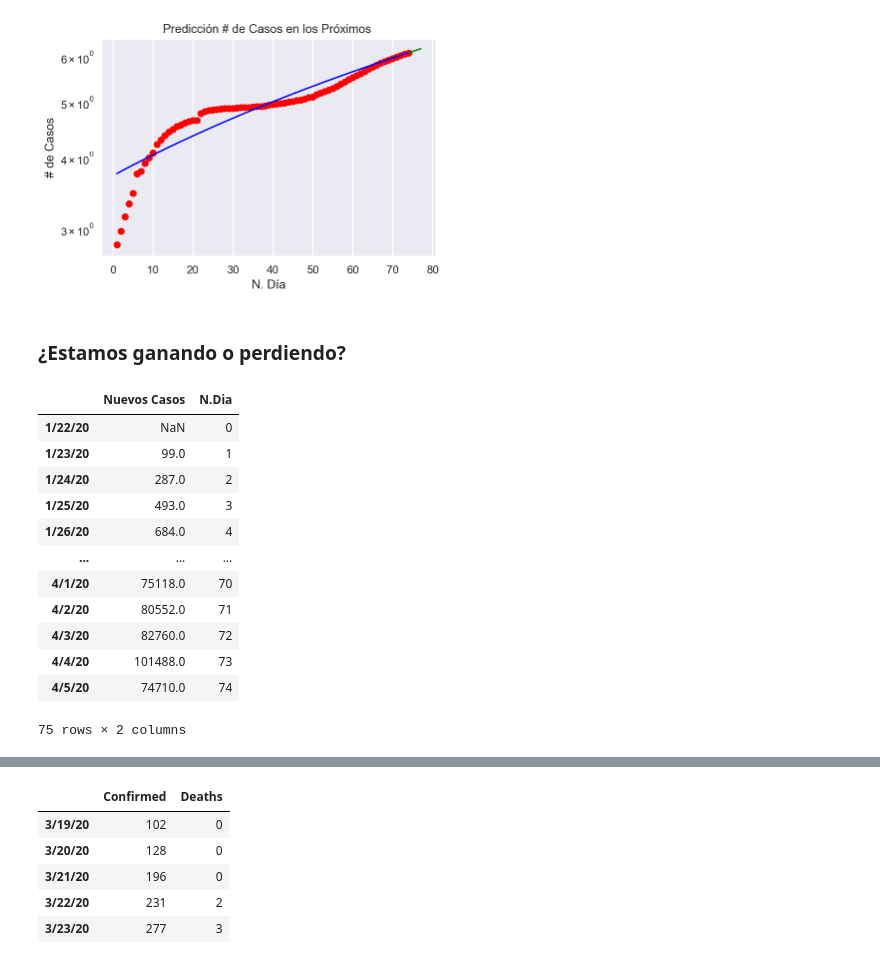
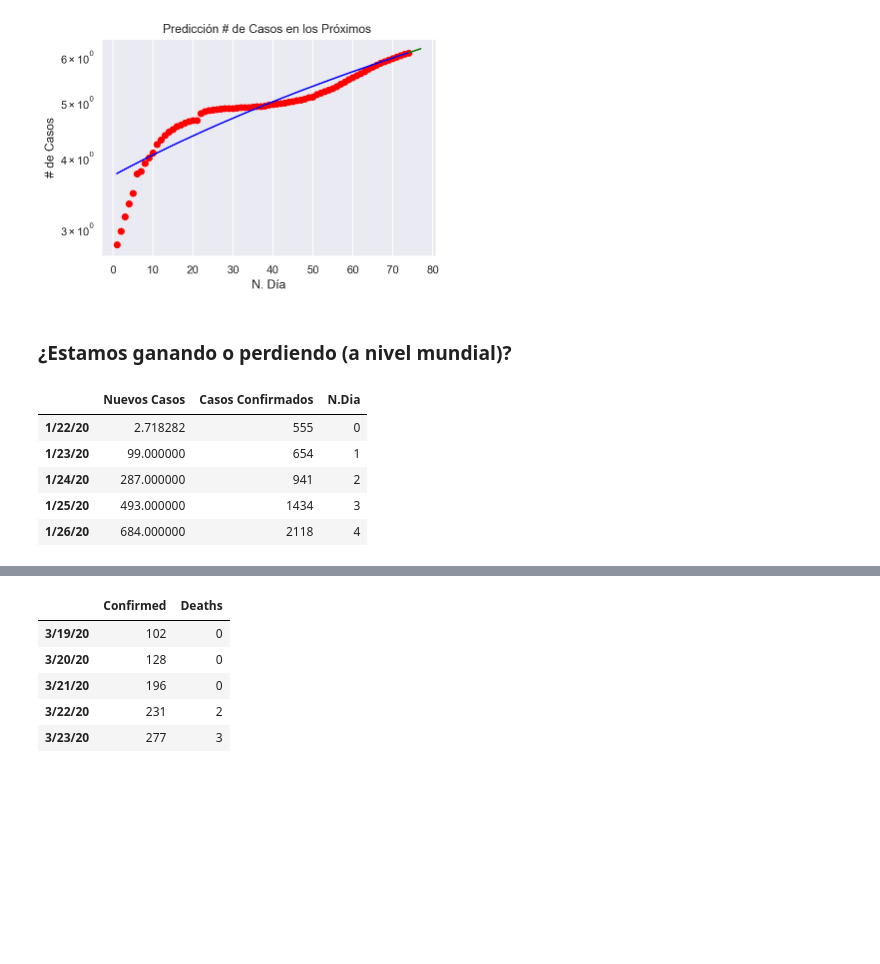
Before and after one commit to AnalytIQs/CoronavirusStatistics, a Jupyter notebook: Coronavirus Statistics.ipynb, the cells around one changed output, grey strips where cells are left out. Cells and saved outputs as stored; diff of their text form; code cells hidden in the pictures; blank space fills up the shorter version.

```diff
--- a/Coronavirus Statistics.ipynb
+++ b/Coronavirus Statistics.ipynb
@@ -369,27 +369,21 @@ Ingrese el número de días que desea predecir: 4
 Número de infectados dentro de  4  días:  1615967
 [figure]
 # %% [markdown]
-### ¿Estamos ganando o perdiendo?
+### ¿Estamos ganando o perdiendo (a nivel mundial)?
 # %%
 # Set diff data.
-df_diff = df["Casos Confirmados"].diff()
+df_diff = df["Casos Confirmados"].diff().to_frame()
 df_diff.columns = ["Nuevos Casos"]
 df_diff["Casos Confirmados"] = df["Casos Confirmados"]
 df_diff["N.Dia"] = df["N.Dia"]
-df_diff
+df_diff.fillna(math.e, inplace = True)
+df_diff.head()
 # %% [output]
-|  | Nuevos Casos | N.Dia |
-| 1/22/20 | NaN | 0 |
-| 1/23/20 | 99.0 | 1 |
-| 1/24/20 | 287.0 | 2 |
-| 1/25/20 | 493.0 | 3 |
-| 1/26/20 | 684.0 | 4 |
-| ... | ... | ... |
-| 4/1/20 | 75118.0 | 70 |
-| 4/2/20 | 80552.0 | 71 |
-| 4/3/20 | 82760.0 | 72 |
-| 4/4/20 | 101488.0 | 73 |
-| 4/5/20 | 74710.0 | 74 |
+|  | Nuevos Casos | Casos Confirmados | N.Dia |
+| 1/22/20 | 2.718282 | 555 | 0 |
+| 1/23/20 | 99.000000 | 654 | 1 |
+| 1/24/20 | 287.000000 | 941 | 2 |
+| 1/25/20 | 493.000000 | 1434 | 3 |
+| 1/26/20 | 684.000000 | 2118 | 4 |
-75 rows × 2 columns
 # %%
 # Plot new cases.
```
Also changed, not shown: parts of 13 cells of this notebook.
